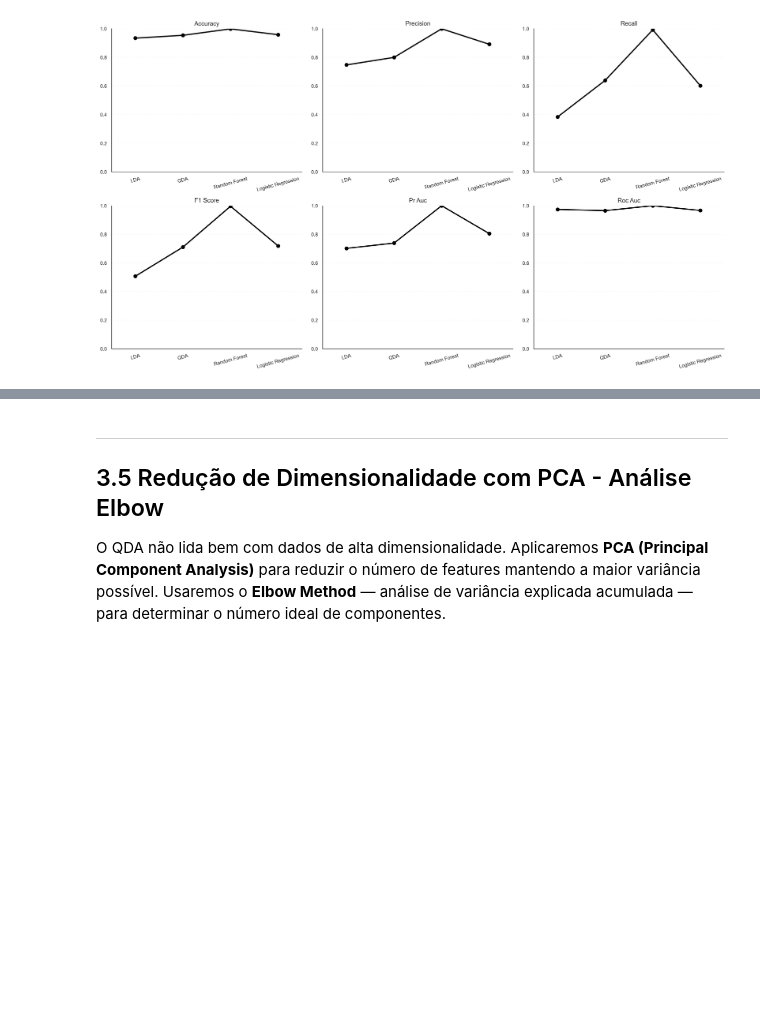
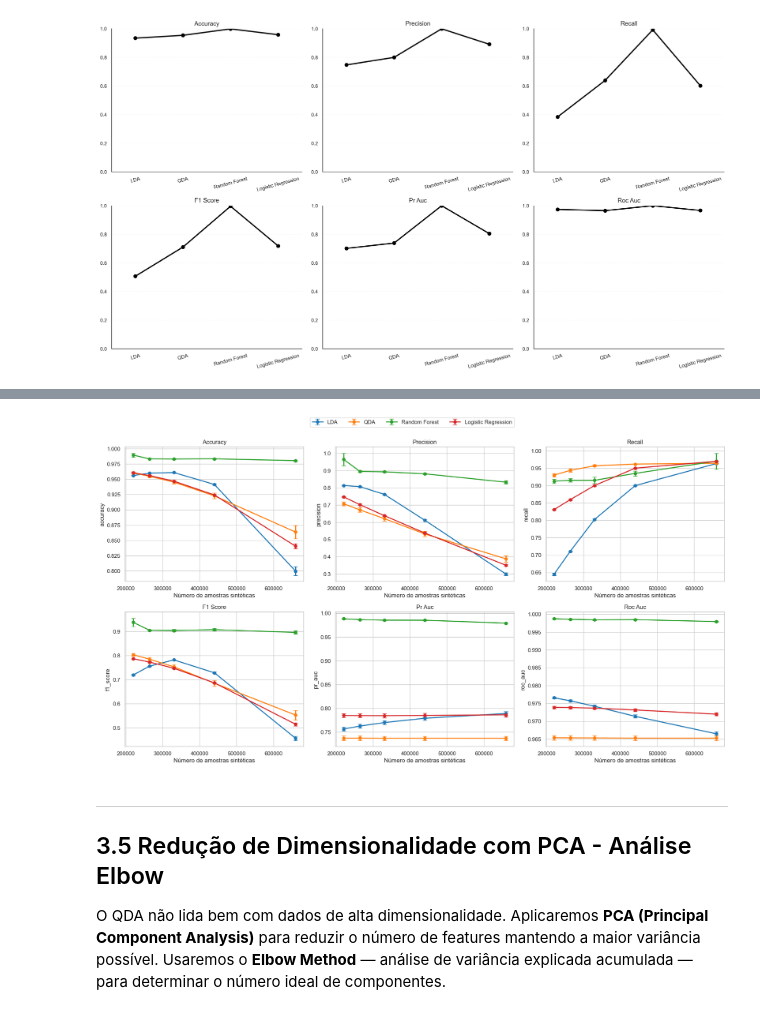
Before and after one commit to zezedp/IML2026_PROJETO, a Jupyter notebook: Projeto.ipynb, the cells around one changed output, grey strips where cells are left out. Saved outputs shown, nothing was run; the diff lists cells and outputs as text; code cells hidden in the pictures; blank space fills up the shorter version.

Commit message:
feat: kfolds synth data + graphs per metric x-axis: n_sintetico

```diff
--- a/Projeto.ipynb
+++ b/Projeto.ipynb
@@ -686,3 +848,55 @@ plt.show()
+# %%
+import matplotlib.pyplot as plt
+import seaborn as sns
+
+sns.set_theme(style="whitegrid")
+
+metricas = [
+    "accuracy",
+    "precision",
+    "recall",
+    "f1_score",
+    "pr_auc",
+    "roc_auc",
+]
+
+fig, axes = plt.subplots(2, 3, figsize=(18,10))
+axes = axes.flatten()
+
+cores = sns.color_palette("tab10", n_colors=df["modelo"].nunique())
+
+for ax, metrica in zip(axes, metricas):
+
+    for cor, modelo in zip(cores, df["modelo"].unique()):
+
+        dados = (
+            df[df["modelo"] == modelo]
+            .sort_values("n_sintetico")
+        )
+
+        ax.errorbar(
+            dados["n_sintetico"],
+            dados[metrica],
+            yerr=dados[f"{metrica}_std"],
+            marker="o",
+            linewidth=2,
+            markersize=6,
+            capsize=4,
+            color=cor,
+            label=modelo
+        )
+
+    ax.set_title(metrica.replace("_", " ").title())
+    ax.set_xlabel("Número de amostras sintéticas")
+    ax.set_ylabel(metrica)
+
+handles, labels = axes[0].get_legend_handles_labels()
+fig.legend(handles, labels, loc="upper center", ncol=4, fontsize=11)
+
+plt.tight_layout(rect=[0, 0, 1, 0.95])
+plt.show()
+# %% [output]
+[figure, added]
 # %% [markdown]
 ---
 ## 3.5 Redução de Dimensionalidade com PCA - Análise Elbow
```
Also changed, not shown: parts of 5 cells of this notebook.
